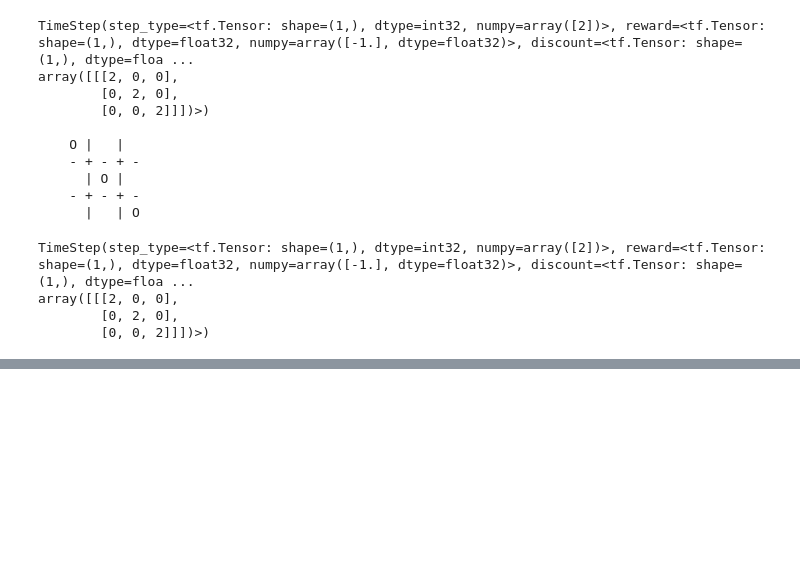
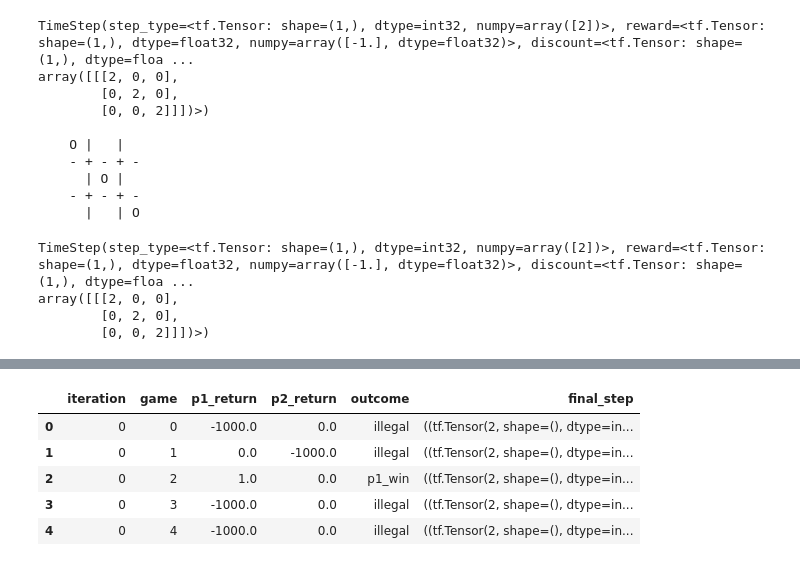
Before and after one commit to DylanCope/Multi-Agent-RL-with-TF, a Jupyter notebook: DMARL with TF-Agents.ipynb, the cells around one changed output, grey strips where cells are left out. Saved outputs shown, nothing was run; the diff lists cells and outputs as text; code cells hidden in the pictures; blank space fills up the shorter version.

```diff
--- a/DMARL with TF-Agents.ipynb
+++ b/DMARL with TF-Agents.ipynb
@@ -405,0 +653,34 @@ array([[[2, 0, 0],
+# %%
+iteration = 1
+games = []
+loss_infos = []
+
+player_1 = IMAgent(
+    tf_ttt_env,
+    action_spec = tf_ttt_env.action_spec()['position'],
+    action_fn = partial(ttt_action_fn, 1),
+    name='Player1',
+    learning_rate = 1e-3,
+    training_batch_size = 64,
+    training_num_steps = 4,
+    replay_buffer_max_length = 50000,
+    td_errors_loss_fn=common.element_wise_squared_loss
+)
+
+player_2 = IMAgent(
+    tf_ttt_env,
+    action_spec = tf_ttt_env.action_spec()['position'],
+    action_fn = partial(ttt_action_fn, 2),
+    reward_fn = p2_reward_fn,
+    name='Player2',
+    learning_rate = 1e-3,
+    training_batch_size = 64,
+    training_num_steps = 4,
+    replay_buffer_max_length = 50000,
+    td_errors_loss_fn=common.element_wise_squared_loss
+)
+
+print('Collecting Initial Training Sample...')
+for _ in range(initial_collect_episodes):
+    training_episode(tf_ttt_env, player_1, player_2)
+print('Samples collected')
@@ -405,0 +732,10 @@ array([[[2, 0, 0],
+# %%
+games_data = pd.DataFrame.from_records(games)
+games_data.head()
+# %% [output]
+|  | iteration | game | p1_return | p2_return | outcome | final_step |
+| 0 | 0 | 0 | -1000.0 | 0.0 | illegal | ((tf.Tensor(2, shape=(), dtype=in... |
+| 1 | 0 | 1 | 0.0 | -1000.0 | illegal | ((tf.Tensor(2, shape=(), dtype=in... |
+| 2 | 0 | 2 | 1.0 | 0.0 | p1_win | ((tf.Tensor(2, shape=(), dtype=in... |
+| 3 | 0 | 3 | -1000.0 | 0.0 | illegal | ((tf.Tensor(2, shape=(), dtype=in... |
+| 4 | 0 | 4 | -1000.0 | 0.0 | illegal | ((tf.Tensor(2, shape=(), dtype=in... |
```
Also changed, not shown: parts of 27 cells of this notebook.
